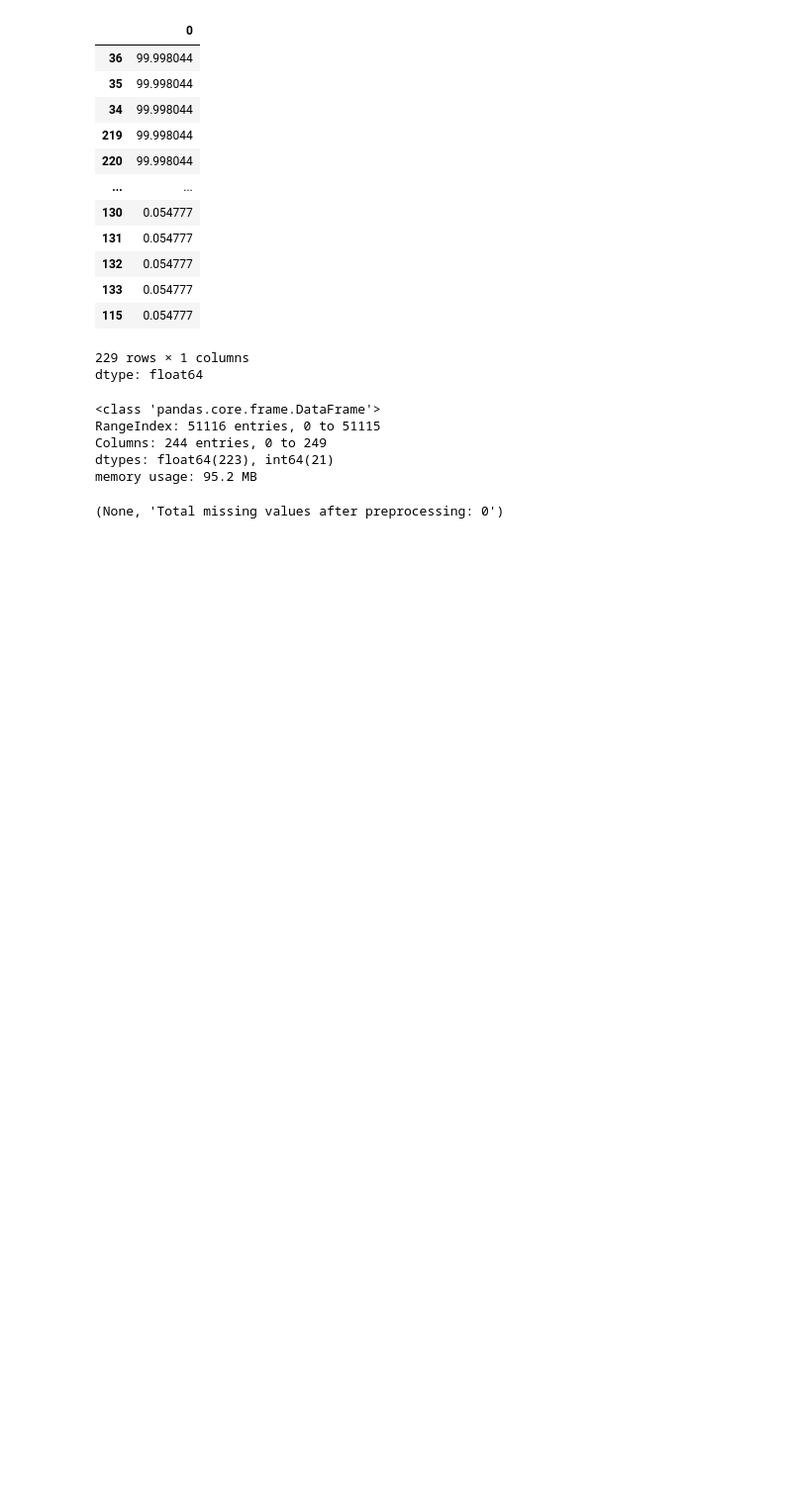
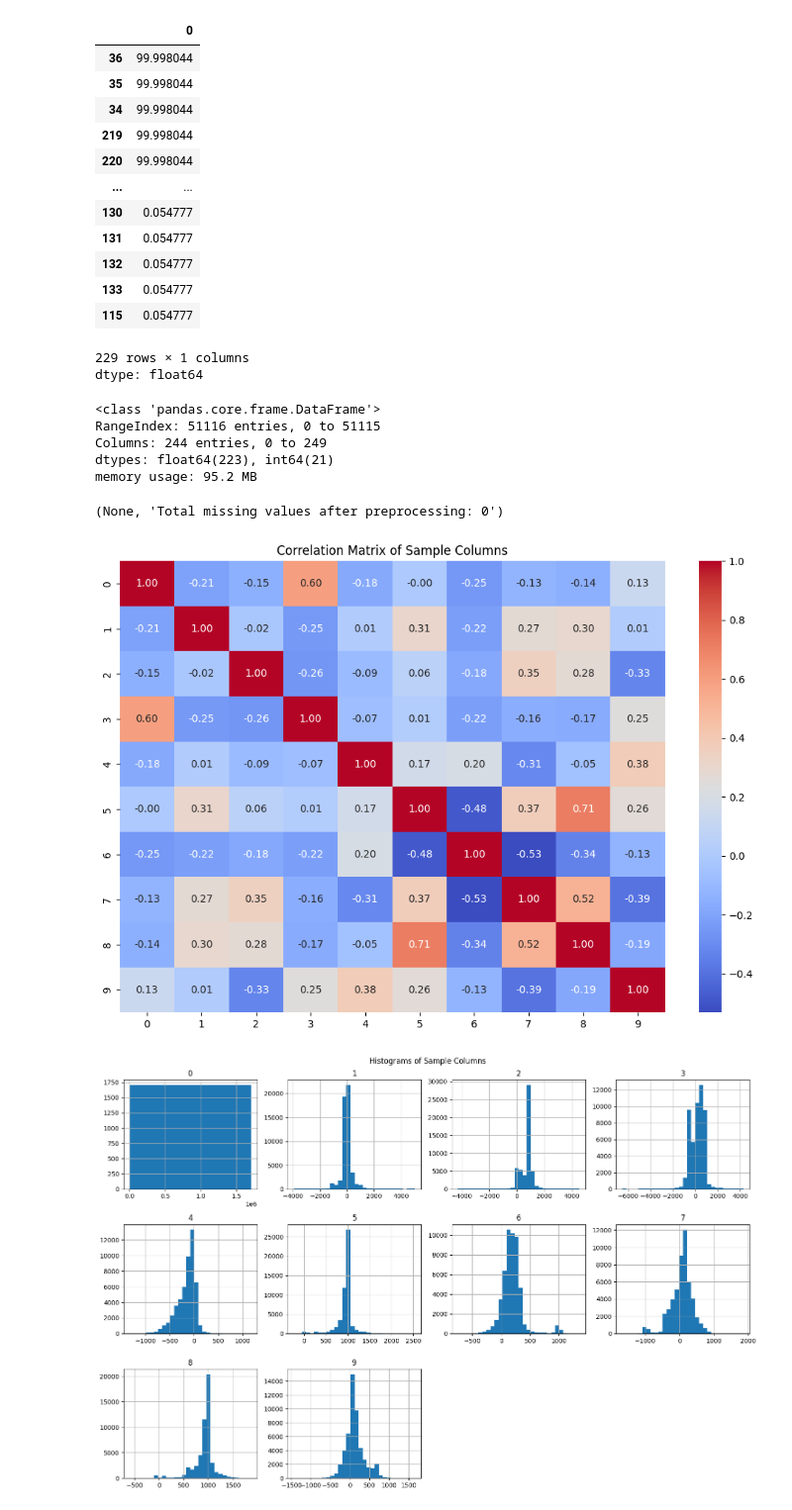
Before and after one commit to Balajinanda/Datascience-Project, a Jupyter notebook: Data_Science_Project.ipynb, the cells around one changed output. Shown at 99% size. Drawn from its saved outputs; the diff is of its cells as text; code cells hidden in the pictures; blank space fills up the shorter version.

```diff
--- a/Data_Science_Project.ipynb
+++ b/Data_Science_Project.ipynb
@@ -182,3 +182,32 @@ Columns: 244 entries, 0 to 249
 dtypes: float64(223), int64(21)
 memory usage: 95.2 MB
 (None, 'Total missing values after preprocessing: 0')
+# %%
+import matplotlib.pyplot as plt
+import seaborn as sns
+
+# Sample a subset of columns for visualization
+sample_columns = data_cleaned.iloc[:, :10]  # Selecting the first 10 columns for EDA
+
+# Plot a heatmap of the correlation matrix for the sample columns
+plt.figure(figsize=(12, 8))
+correlation_matrix = sample_columns.corr()
+sns.heatmap(correlation_matrix, annot=True, fmt=".2f", cmap="coolwarm")
+plt.title("Correlation Matrix of Sample Columns")
+plt.show()
+
+# Plot histograms for the first few columns to understand distributions
+sample_columns.hist(bins=30, figsize=(15, 10), layout=(3, 4))
+plt.suptitle("Histograms of Sample Columns")
+plt.tight_layout()
+plt.show()
+
+# Boxplots for detecting outliers
+plt.figure(figsize=(12, 8))
+sns.boxplot(data=sample_columns)
+plt.title("Boxplot of Sample Columns")
+plt.xticks(rotation=90)
+plt.show()
+# %% [output]
+[figure, added]
+[figure, added]
```
Also changed, not shown: parts of 3 cells of this notebook.
